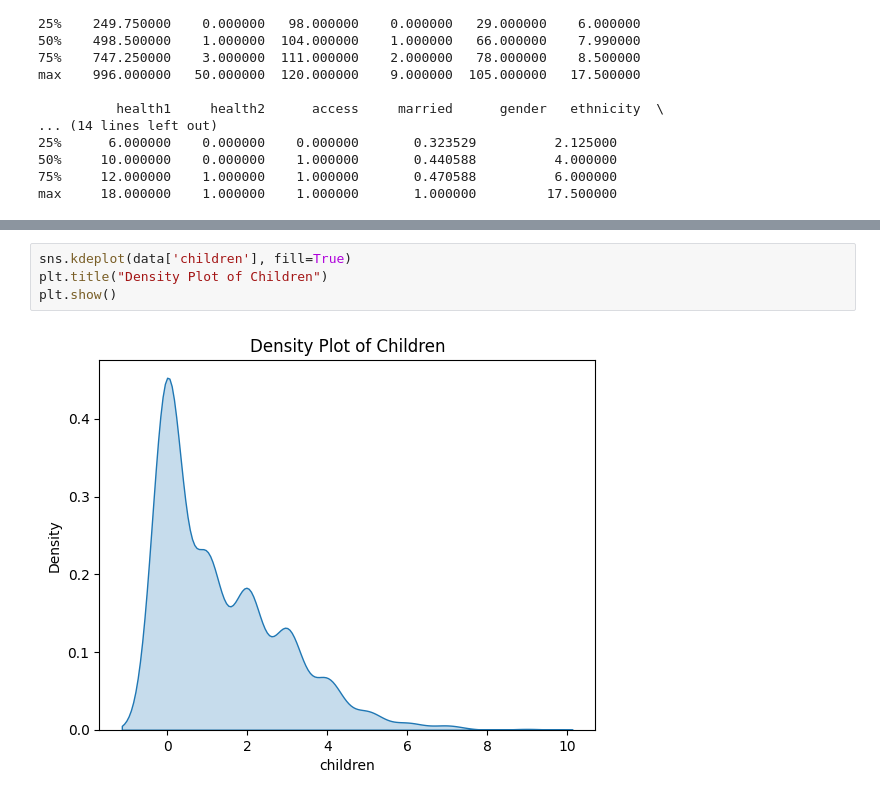
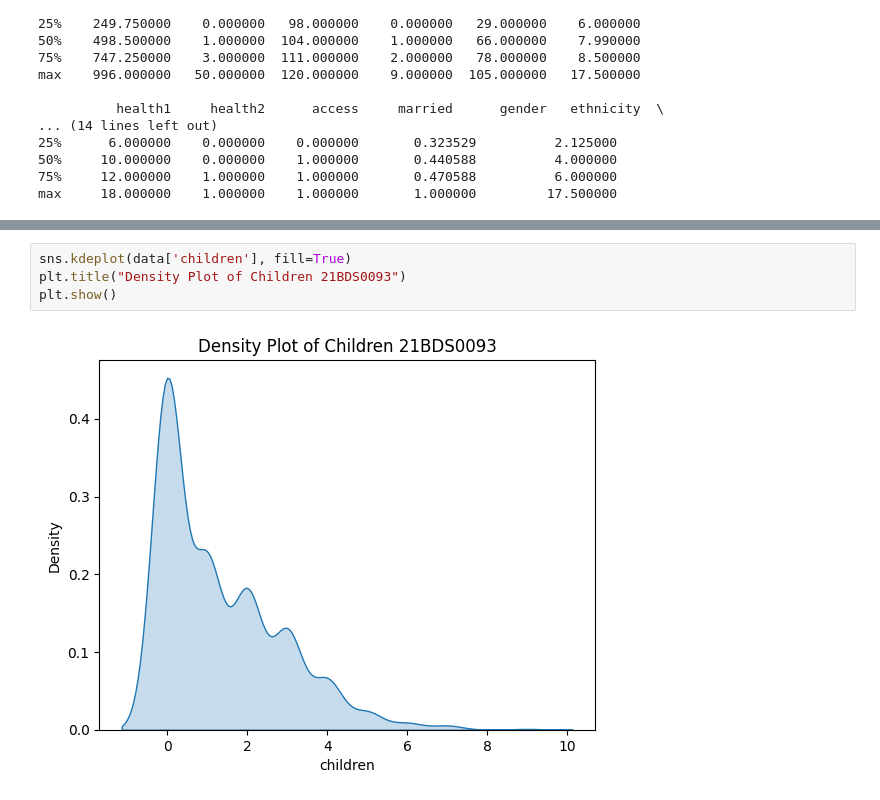
Before and after one commit to Rishzbh/EDA, a Jupyter notebook: 21BDS0093.ipynb, the cells around one changed output, grey strips where cells are left out. Drawn from its saved outputs; the diff is of its cells as text.

```diff
--- a/21BDS0093.ipynb
+++ b/21BDS0093.ipynb
@@ -148,9 +148,9 @@ plt.show()
 # %%
 sns.kdeplot(data['children'], fill=True)
-plt.title("Density Plot of Children")
+plt.title("Density Plot of Children 21BDS0093")
 plt.show()
 # %% [output]
-[figure, old version]
+[figure, new version]
 # %%
 # ================== BIVARIATE ANALYSIS ==================
 sns.scatterplot(x=data['income'], y=data['visits'])
```
Also changed, not shown: parts of 8 cells of this notebook.
